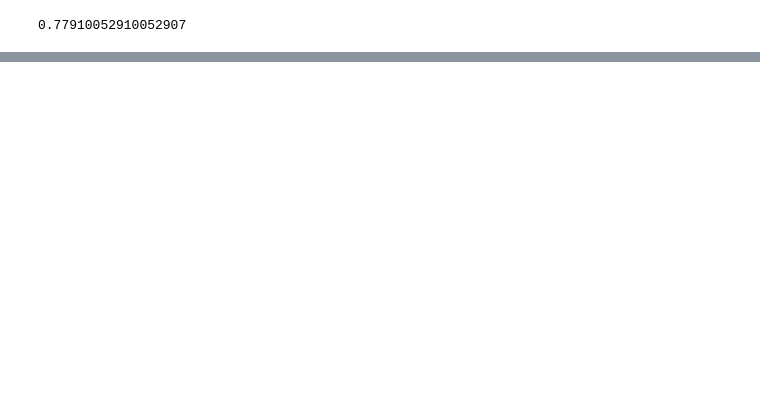
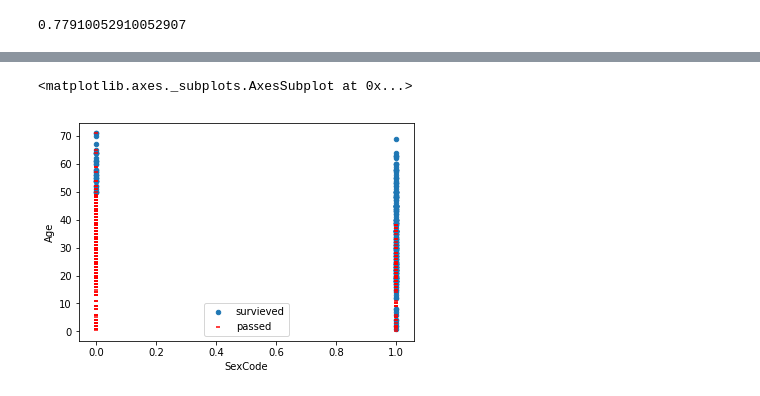
Before and after one commit to nchiprut/cvxOpt, a Jupyter notebook: perceptron.ipynb, the cells around one changed output, grey strips where cells are left out. Drawn from its saved outputs; the diff is of its cells as text; code cells hidden in the pictures; blank space fills up the shorter version.

Commit message:
added perceptron with backtracking
Signed-off-by: Nisan Chiprut <nisan.chiprut@mail.huji.ac.il>

```diff
--- a/perceptron.ipynb
+++ b/perceptron.ipynb
@@ -58,0 +71,22 @@ data[yhat<=0].plot(kind='scatter', x="SexCode",y="Age", color='red', marker='_',
+# %%
+def backtrack(w, g):
+    t=1
+    g_norm = g.T*g
+    base_eval = objective(w)
+    while objective(w+t*g)> (base_eval - 0.1*t*g_norm):
+        t /= 2
+    return t
+
+t=1
+i=0
+while t>eps:
+    g = gradient(w)
+    t = backtrack(w, g)
+    w += t*g
+
+    if i % 100 == 0:
+        print(np.sum(np.multiply(X*w, y)>0)/y.size)
+        print(i)
+    i+=1
+print(np.sum(np.multiply(X*w, y)>0)/y.size)
+print(i)
@@ -58,0 +112,7 @@ data[yhat<=0].plot(kind='scatter', x="SexCode",y="Age", color='red', marker='_',
+# %%
+yhat = X*w
+ax = data[yhat>0].plot(kind='scatter', x="SexCode",y="Age", label='survieved')
+data[yhat<=0].plot(kind='scatter', x="SexCode",y="Age", color='red', marker='_', label='passed', ax=ax)
+# %% [output]
+<matplotlib.axes._subplots.AxesSubplot at 0x...>
+[figure, added]
```
Also changed, not shown: parts of 7 cells of this notebook.
